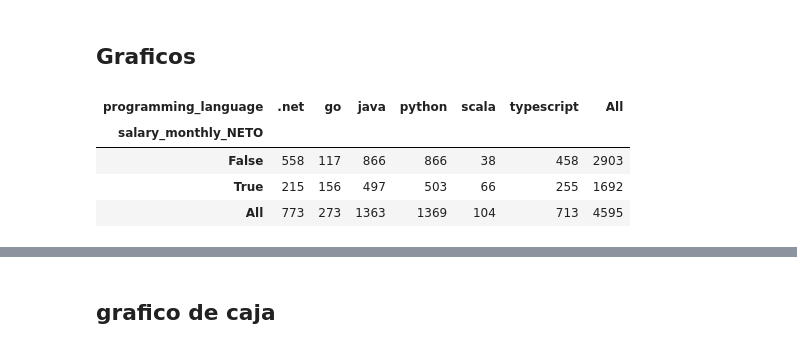
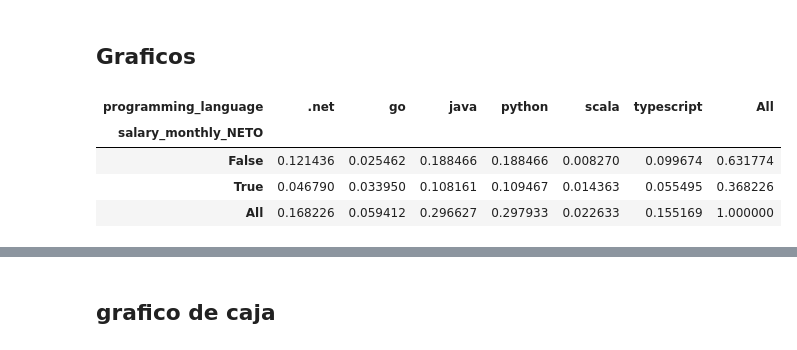
Before and after one commit to mgobbi289/DiploDatos, a Jupyter notebook: AnalisisyVisualizacion/Entregable_Inicio.ipynb, the cells around one changed output, grey strips where cells are left out. Drawn from its saved outputs; the diff is of its cells as text; code cells hidden in the pictures.

```diff
--- a/AnalisisyVisualizacion/Entregable_Inicio.ipynb
+++ b/AnalisisyVisualizacion/Entregable_Inicio.ipynb
@@ -61,7 +61,7 @@ Si lo consideran necesario, realicen varias iteraciones. Es decir, si encuentran
 # complete here if you want to include more columns
 
 
-relevant_columns = ['tools_programming_languages', 'salary_monthly_NETO', 'work_contract_type']
+relevant_columns = ['tools_programming_languages', 'salary_monthly_NETO', 'work_contract_type', 'salary_in_usd']
 neto='salary_monthly_NETO'
 lenguajes='tools_programming_languages'
 contrato='work_contract_type'
@@ -69,5 +69,5 @@ contrato='work_contract_type'
 #not_that_revelant_columns = ['work_province', 'work_contract_type']
 #print(df.columns)
 # df['work_contract_type'].unique()
-
+df.columns
 # Graficar histograma sobre variables
@@ -292,18 +303,18 @@ probabilidad de utilizar go :0.048344253585974856
 # %%
 # comentado por malo
 #seaborn.pairplot(data=filtered_df_lang, y_vars=['salary_monthly_NETO'],
 #                 x_vars=['programming_language'],
 #                 aspect=2, height=4)
 
 #plt.figure(figsize=(14, 10))
 #plt.hist(filtered_df_lang[filtered_df_lang['salary_monthly_NETO'] < 30000]['salary_monthly_NETO'], color='orangered', bins=50)
 #plt.show()
 pd.crosstab(index=filtered_df_lang[neto]>neto_x,
-            columns=filtered_df_lang['programming_language'], margins=True)
+            columns=filtered_df_lang['programming_language'], margins=True, normalize=True)
 # %% [output]
 | programming_language | .net | go | java | python | scala | typescript | All |
 | salary_monthly_NETO |  |  |  |  |  |  |  |
-| False | 558 | 117 | 866 | 866 | 38 | 458 | 2903 |
-| True | 215 | 156 | 497 | 503 | 66 | 255 | 1692 |
-| All | 773 | 273 | 1363 | 1369 | 104 | 713 | 4595 |
+| False | 0.121436 | 0.025462 | 0.188466 | 0.188466 | 0.008270 | 0.099674 | 0.631774 |
+| True | 0.046790 | 0.033950 | 0.108161 | 0.109467 | 0.014363 | 0.055495 | 0.368226 |
+| All | 0.168226 | 0.059412 | 0.296627 | 0.297933 | 0.022633 | 0.155169 | 1.000000 |
 # %%
```
Also changed, not shown: parts of 8 cells of this notebook.
